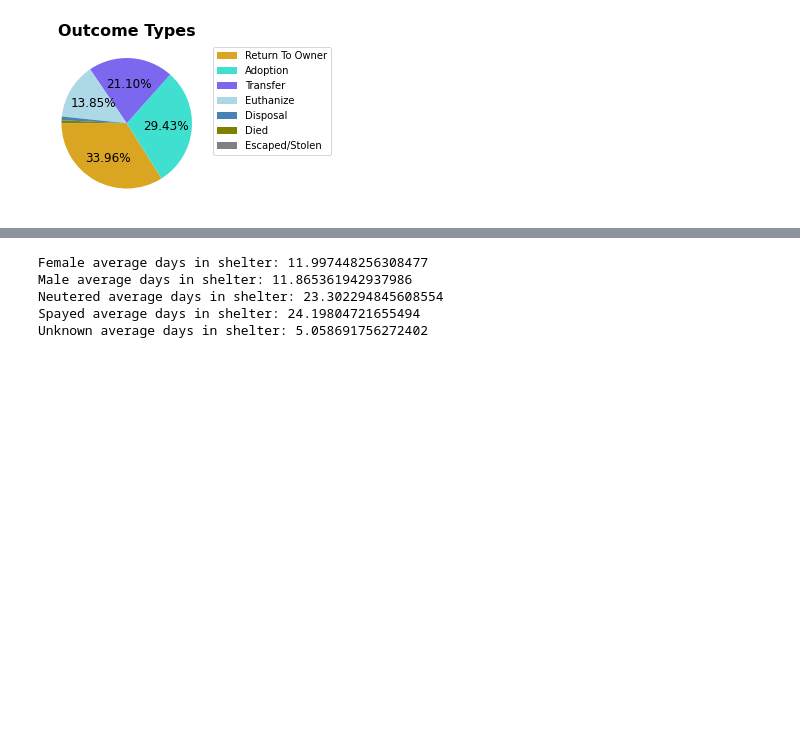
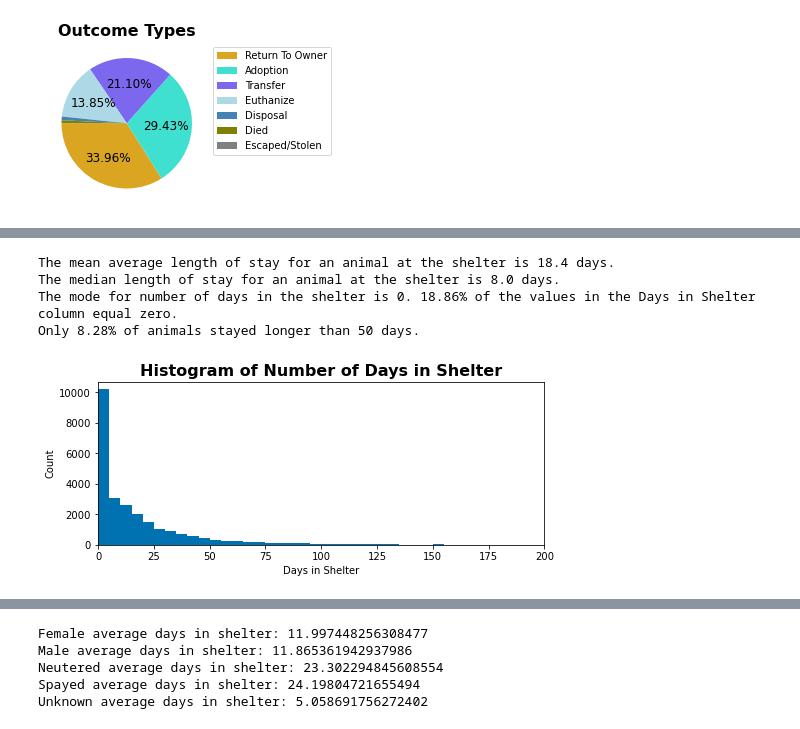
Before and after one commit to cillam/animal_shelter, a Jupyter notebook: animal_shelter_data_analysis.ipynb, the cells around one changed output, grey strips where cells are left out. Drawn from its saved outputs; the diff is of its cells as text; code cells hidden in the pictures; blank space fills up the shorter version.

```diff
--- a/animal_shelter_data_analysis.ipynb
+++ b/animal_shelter_data_analysis.ipynb
@@ -190,0 +204,26 @@ The average length of stay for an animal at the shelter is 18.4 days.
+# %%
+# Calculate the average length of stay
+avg_los = np.nanmean(df["Days in Shelter"])
+median_los = np.median(df["Days in Shelter"])
+mode_los = stats.mode(df['Days in Shelter'], keepdims=True)
+print(f"The mean average length of stay for an animal at the shelter is {avg_los:.3} days.")
+print(f"The median length of stay for an animal at the shelter is {median_los:.3} days.")
+print(f"The mode for number of days in the shelter is {mode_los[0][0]}. {(mode_los[1][0]/len(df['Days in Shelter'])):.2%} of the values in the Days in Shelter column equal zero.")
+print(f"Only {(len(df.loc[df['Days in Shelter'] > 50, 'Days in Shelter'])/len(df['Days in Shelter'])):.2%} of animals stayed longer than 50 days.")
+
+# Plotting distribution of days in shelter to a historgram
+plt.figure(figsize=(8,3))
+binwidth = 5
+plt.title("Histogram of Number of Days in Shelter", size=16, weight="bold")
+plt.hist(df["Days in Shelter"], bins=range(min(df["Days in Shelter"]), max(df["Days in Shelter"]) + binwidth, binwidth))
+plt.xlabel("Days in Shelter")
+plt.xlim(0, 200)
+plt.ylabel("Count")
+#plt.ylim(0, 3000) # Y axis limit to zoom in
+plt.show()
+# %% [output]
+The mean average length of stay for an animal at the shelter is 18.4 days.
+The median length of stay for an animal at the shelter is 8.0 days.
+The mode for number of days in the shelter is 0. 18.86% of the values in the Days in Shelter column equal zero.
+Only 8.28% of animals stayed longer than 50 days.
+[figure, added]
```
Also changed, not shown: parts of 39 cells of this notebook, 2 other files.
